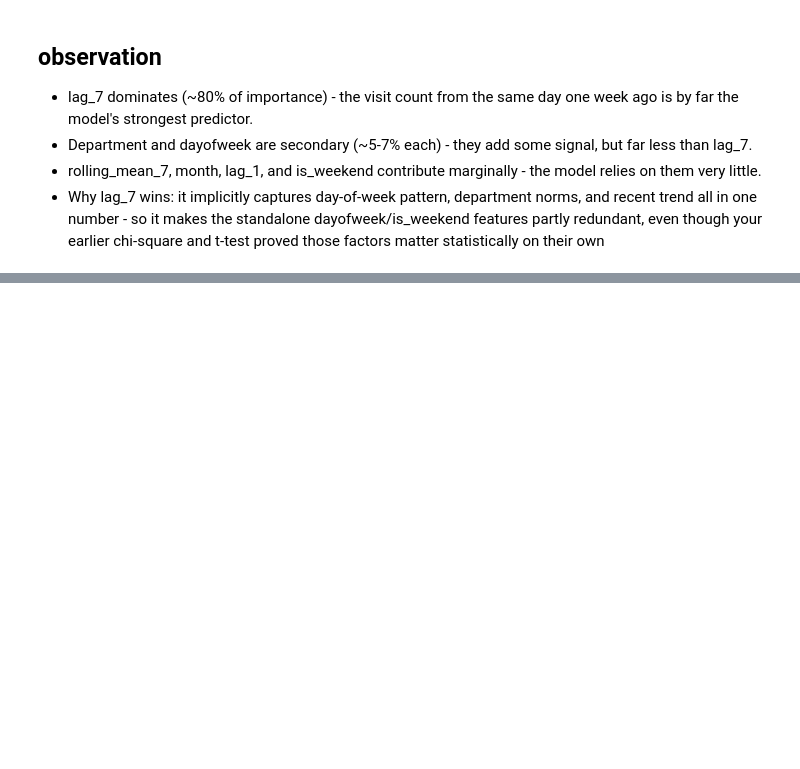
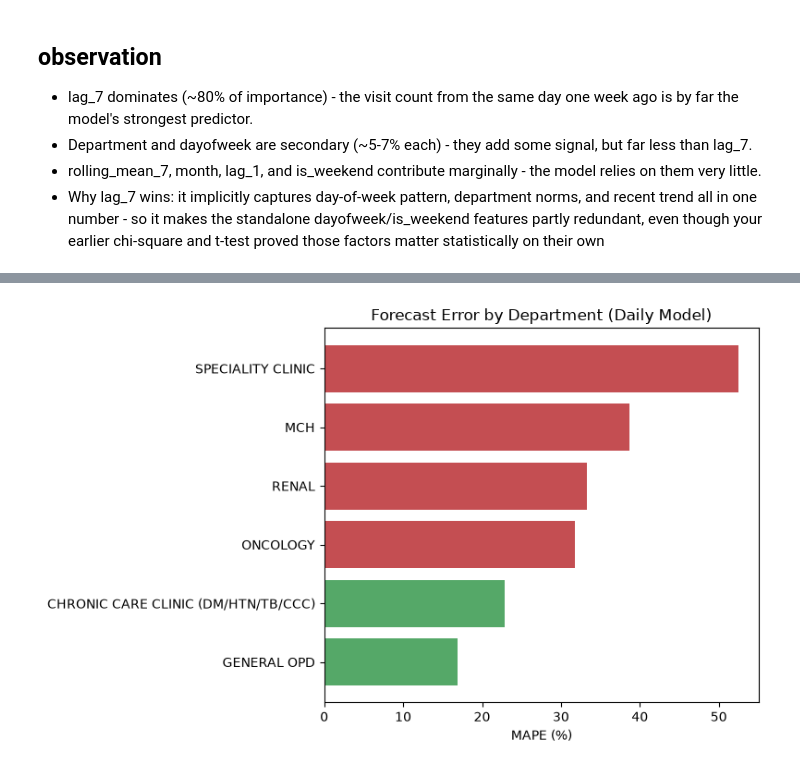
Before and after one commit to wahomelewis396/surge_sentinels, a Jupyter notebook: surge_sentinels.ipynb, the cells around one changed output, grey strips where cells are left out. Saved outputs shown, nothing was run; the diff lists cells and outputs as text; code cells hidden in the pictures; blank space fills up the shorter version.

```diff
--- a/surge_sentinels.ipynb
+++ b/surge_sentinels.ipynb
@@ -1200,0 +1241,13 @@ plt.show()
+# %%
+# MAPE daily distribution per department
+mape_by_dept_sorted = mape_by_dept.sort_values()
+
+plt.figure(figsize=(8,5))
+colors = ['#C44E52' if v > 30 else '#55A868' for v in mape_by_dept_sorted.values]
+plt.barh(mape_by_dept_sorted.index, mape_by_dept_sorted.values, color=colors)
+plt.xlabel('MAPE (%)')
+plt.title('Forecast Error by Department (Daily Model)')
+plt.tight_layout()
+plt.show()
+# %% [output]
+[figure, added]
```
Also changed, not shown: parts of 28 cells of this notebook.
